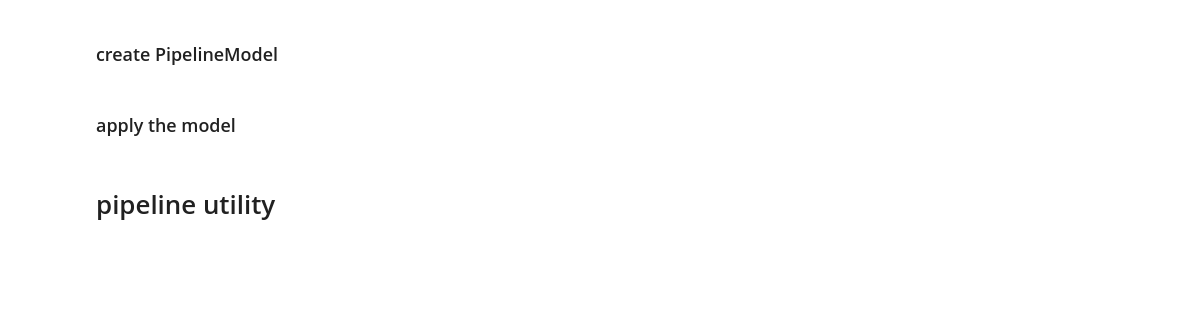
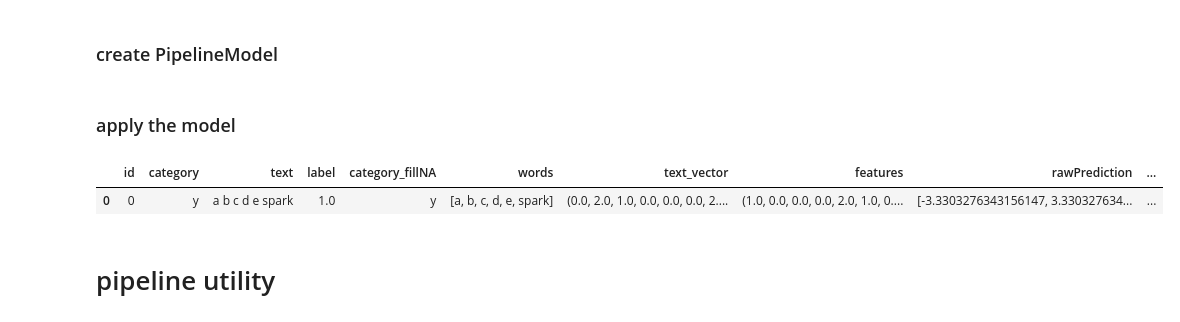
Before and after one commit to xinyongtian/py_spark_ml_utils, a Jupyter notebook: demo.ipynb, the cells around one changed output. Saved outputs shown, nothing was run; the diff lists cells and outputs as text; code cells hidden in the pictures; blank space fills up the shorter version.

```diff
--- a/demo.ipynb
+++ b/demo.ipynb
@@ -75,6 +80,11 @@ model = pipeline.fit(training)
 ### apply the model
 # %%
 training_pred=model.transform(training)
+# %%
+training_pred.limit(1).toPandas()
+# %% [output]
+|  | id | category | text | label | category_fillNA | words | text_vector | features | rawPrediction | ... |
+| 0 | 0 | y | a b c d e spark | 1.0 | y | [a, b, c, d, e, spark] | (0.0, 2.0, 1.0, 0.0, 0.0, 0.0, 2.... | (1.0, 0.0, 0.0, 0.0, 2.0, 1.0, 0.... | [-3.3303276343156147, 3.330327634... | ... |
 # %%
 #import sys
 #sys.path.insert(0, '/home/c07520/work/Users/c07520/sparkEXample/create_package/base_spark_ML_utils/')
```
Also changed, not shown: parts of 1 cell of this notebook, 5 other files.
